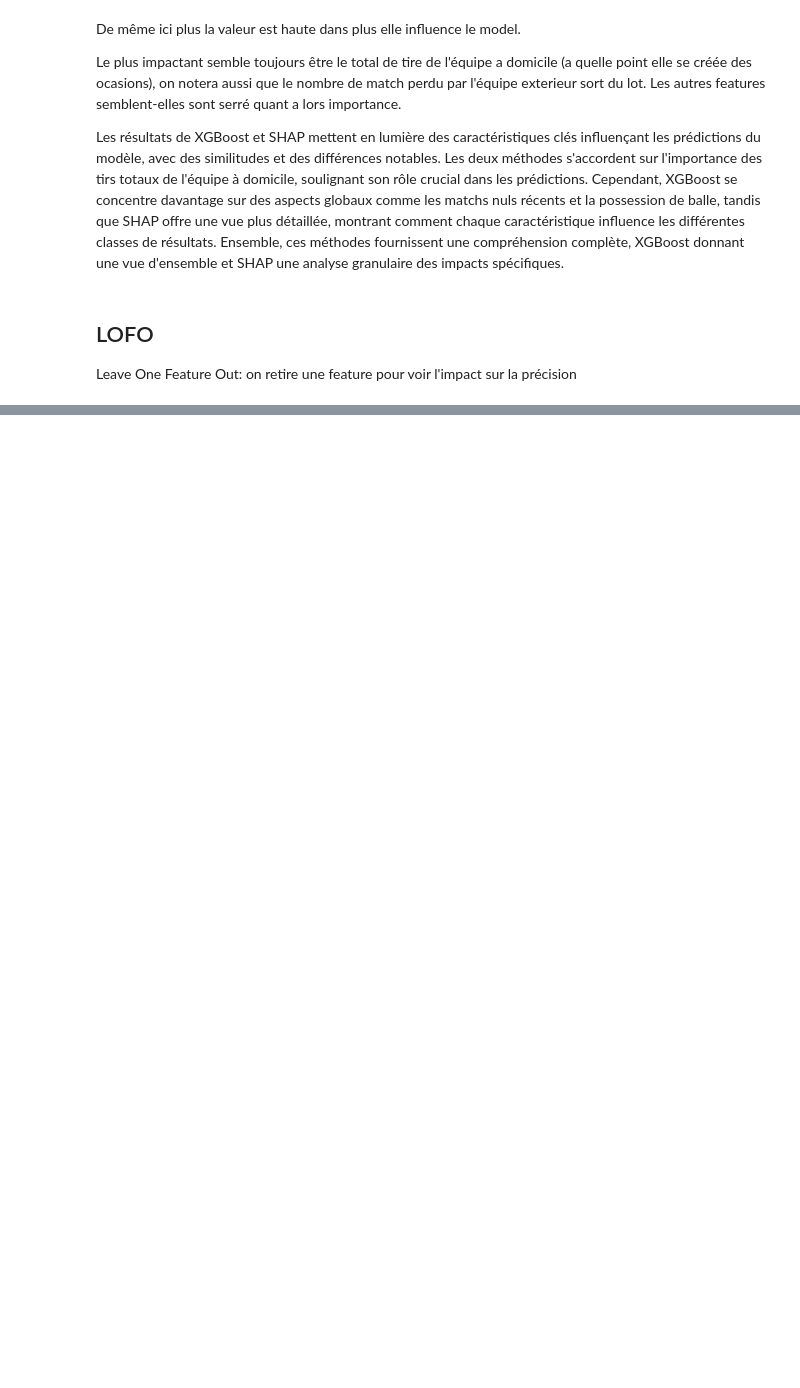
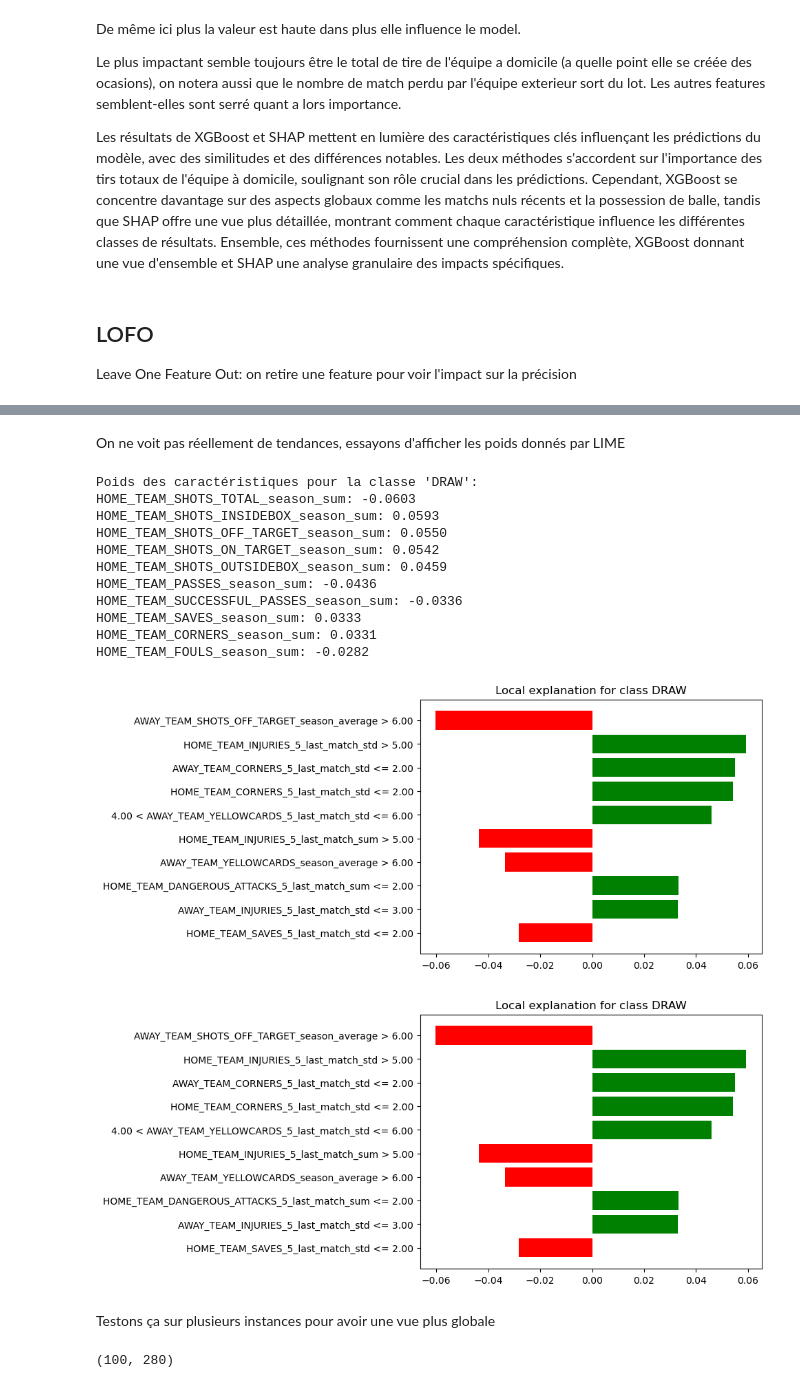
Before and after one commit to Leo-drone/Explainability, a Jupyter notebook: main.ipynb, the cells around one changed output, grey strips where cells are left out. Cells and saved outputs as stored; diff of their text form; code cells hidden in the pictures; blank space fills up the shorter version.

Commit message:
:sparkles: feat(project): LIME

```diff
--- a/main.ipynb
+++ b/main.ipynb
@@ -194,0 +163,32 @@ print(accuracies_df)
+# %%
+from lime.lime_tabular import LimeTabularExplainer
+import numpy as np
+
+
+X_train_np = X_train.values
+
+
+X_train_filtered = X_train
+
+
+X_train_filtered = X_train_filtered.fillna(X_train_filtered.mean())
+
+print("Shape après nettoyage:", X_train_filtered.shape)
+
+
+lime_explainer = LimeTabularExplainer(
+    X_train_filtered.values,
+    feature_names=X_train_filtered.columns.tolist(),
+    class_names=['HOME_WINS', 'DRAW', 'AWAY_WINS'],
+    mode='classification'
+)
+
+
+instance = np.array(X_train_filtered.iloc[0])
+
+exp = lime_explainer.explain_instance(
+    instance.flatten(),
+    model.predict_proba,
+)
+
+exp.show_in_notebook()
@@ -194,0 +198,27 @@ print(accuracies_df)
+# %% [markdown]
+On ne voit pas réellement de tendances, essayons d'afficher les poids donnés par LIME
+# %%
+exp_weights = [x[1] for x in exp.as_map()[1]]
+
+print("Poids des caractéristiques pour la classe 'DRAW':")
+for feature, weight in zip(X_train_filtered.columns, exp_weights):
+    print(f"{feature}: {weight:.4f}")
+
+# Visualiser l'explication
+exp.as_pyplot_figure()
+# %% [output]
+Poids des caractéristiques pour la classe 'DRAW':
+HOME_TEAM_SHOTS_TOTAL_season_sum: -0.0603
+HOME_TEAM_SHOTS_INSIDEBOX_season_sum: 0.0593
+HOME_TEAM_SHOTS_OFF_TARGET_season_sum: 0.0550
+HOME_TEAM_SHOTS_ON_TARGET_season_sum: 0.0542
+HOME_TEAM_SHOTS_OUTSIDEBOX_season_sum: 0.0459
+HOME_TEAM_PASSES_season_sum: -0.0436
+HOME_TEAM_SUCCESSFUL_PASSES_season_sum: -0.0336
+HOME_TEAM_SAVES_season_sum: 0.0333
+HOME_TEAM_CORNERS_season_sum: 0.0331
+HOME_TEAM_FOULS_season_sum: -0.0282
+[figure, added]
+[figure, added]
+# %% [markdown]
+Testons ça sur plusieurs instances pour avoir une vue plus globale
@@ -194,0 +243,4 @@ print(accuracies_df)
+# %%
+print(lime_weights.shape)
+# %% [output]
+(100, 280)
```
Also changed, not shown: parts of 13 cells of this notebook.
